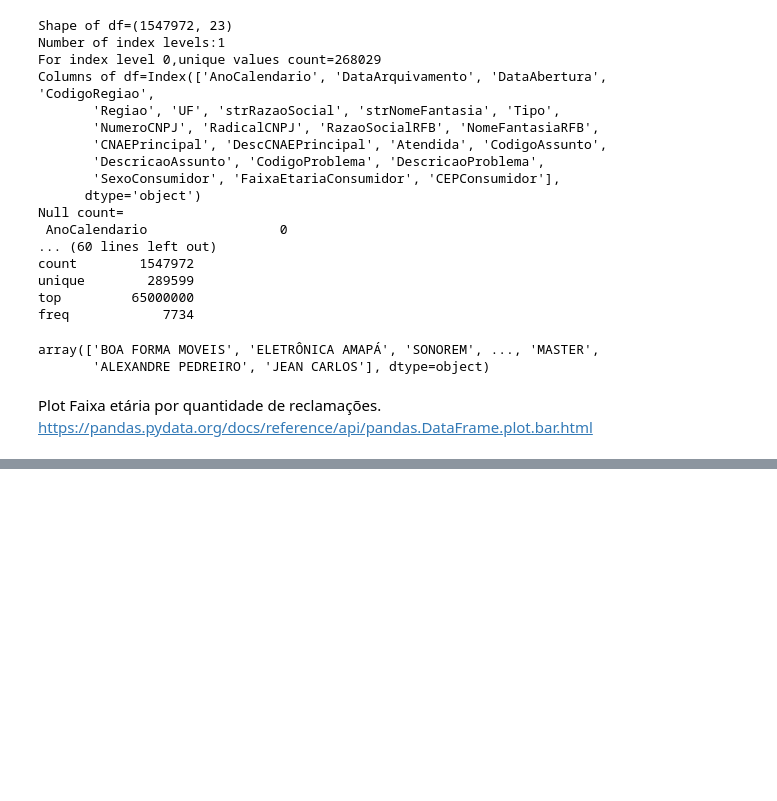
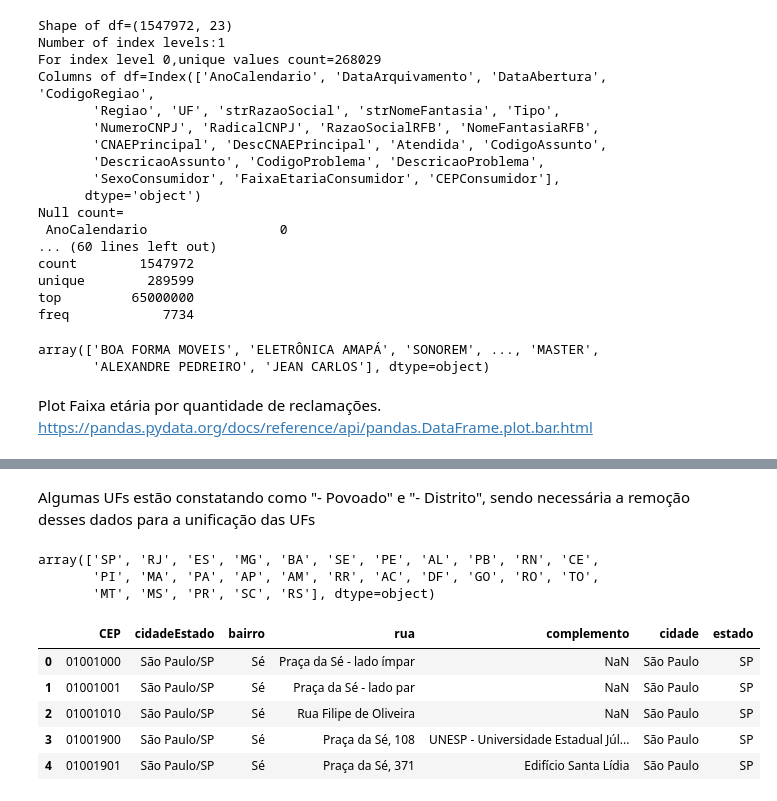
Before and after one commit to FabioVCoelho/Univali, a Jupyter notebook: TCC/src/proconDataset.ipynb, the cells around one changed output, grey strips where cells are left out. Saved outputs shown, nothing was run; the diff lists cells and outputs as text; code cells hidden in the pictures; blank space fills up the shorter version.

```diff
--- a/TCC/src/proconDataset.ipynb
+++ b/TCC/src/proconDataset.ipynb
@@ -450,0 +437,20 @@ Name: strRazaoSocial, Length: 1547972, dtype: object
+# %% [markdown]
+Algumas UFs estão constatando como "- Povoado" e "- Distrito",
+sendo necessária a remoção desses dados para a unificação das UFs
+# %%
+dfceps['estado'] = dfceps['estado'].str.replace("  - Povoado","")
+dfceps['estado'] = dfceps['estado'].str.replace("  - Distrito","")
+dfceps['estado'].unique()
+# %% [output]
+array(['SP', 'RJ', 'ES', 'MG', 'BA', 'SE', 'PE', 'AL', 'PB', 'RN', 'CE',
+       'PI', 'MA', 'PA', 'AP', 'AM', 'RR', 'AC', 'DF', 'GO', 'RO', 'TO',
+       'MT', 'MS', 'PR', 'SC', 'RS'], dtype=object)
+# %%
+dfceps.head()
+# %% [output]
+|  | CEP | cidadeEstado | bairro | rua | complemento | cidade | estado |
+| 0 | 01001000 | São Paulo/SP | Sé | Praça da Sé - lado ímpar | NaN | São Paulo | SP |
+| 1 | 01001001 | São Paulo/SP | Sé | Praça da Sé - lado par | NaN | São Paulo | SP |
+| 2 | 01001010 | São Paulo/SP | Sé | Rua Filipe de Oliveira | NaN | São Paulo | SP |
+| 3 | 01001900 | São Paulo/SP | Sé | Praça da Sé, 108 | UNESP - Universidade Estadual Júl... | São Paulo | SP |
+| 4 | 01001901 | São Paulo/SP | Sé | Praça da Sé, 371 | Edifício Santa Lídia | São Paulo | SP |
```
Also changed, not shown: parts of 17 cells of this notebook.
